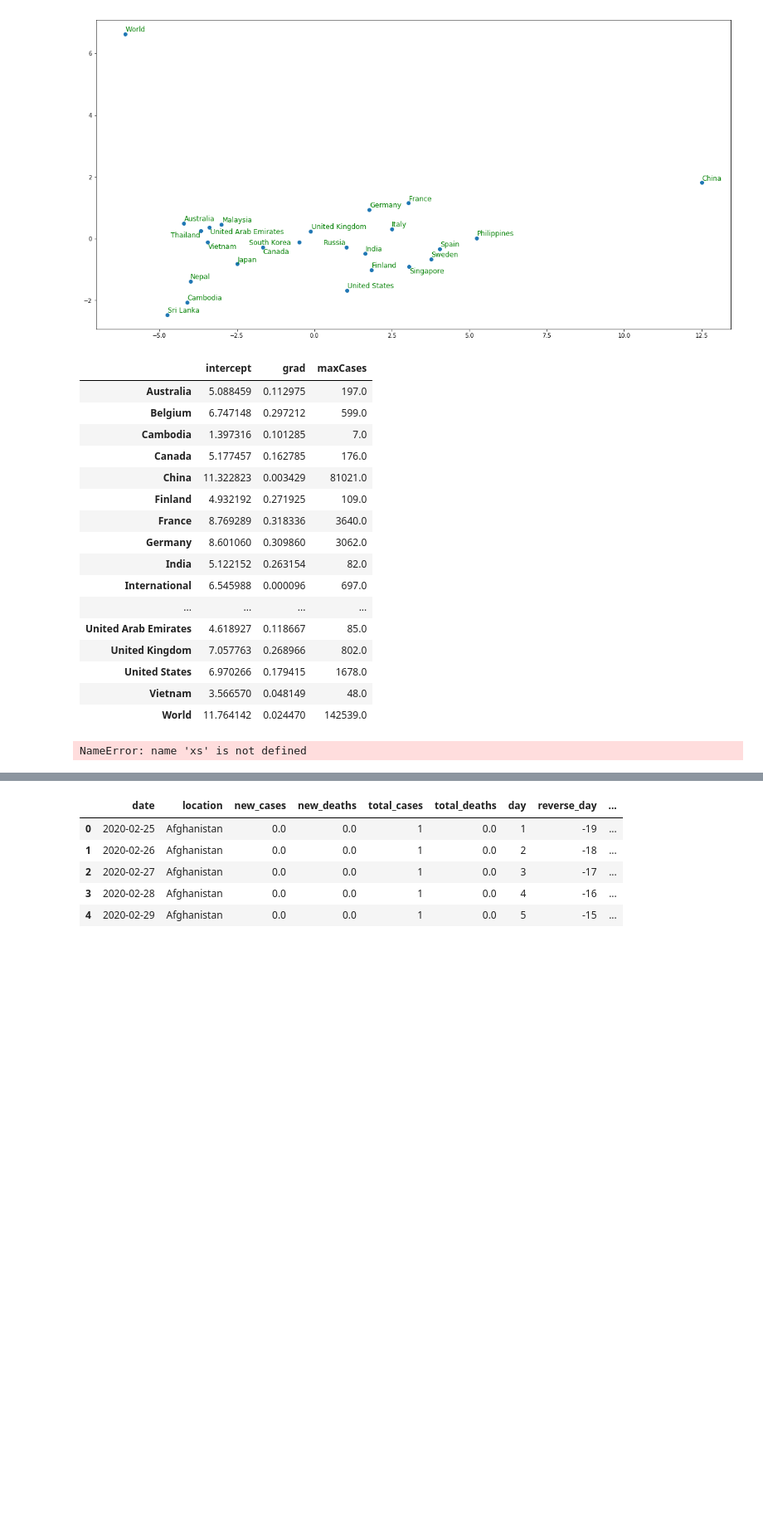
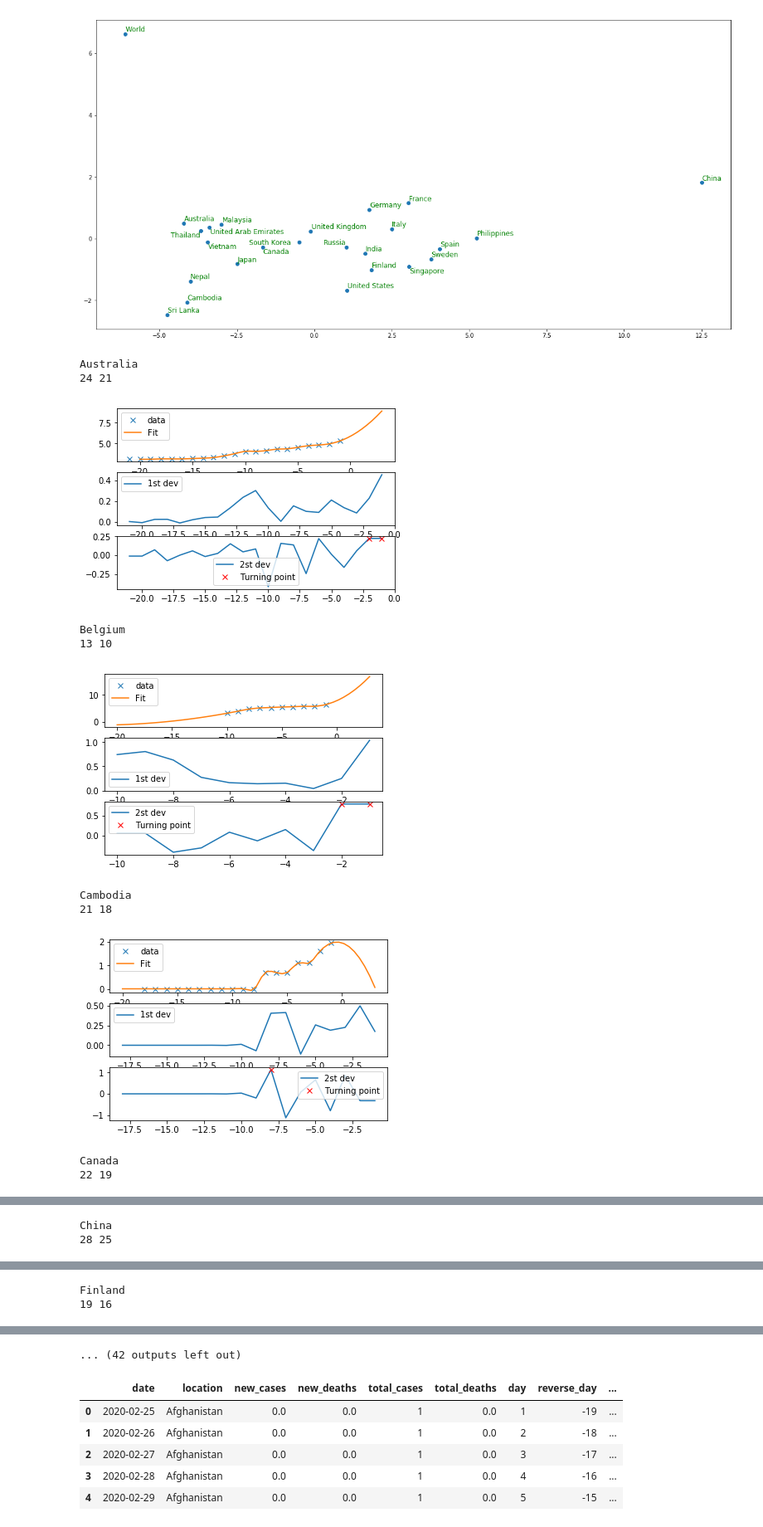
Before and after one commit to rishemjit/COVID_analysis, a Jupyter notebook: Regression_analysis.ipynb, the cells around one changed output, grey strips where cells are left out. Shown at 83% size. Drawn from its saved outputs; the diff is of its cells as text; code cells hidden in the pictures; blank space fills up the shorter version.

```diff
--- a/Regression_analysis.ipynb
+++ b/Regression_analysis.ipynb
@@ -451,27 +461,52 @@ adjust_text(textall)
 plt.show()
 # %% [output]
 [figure]
-# %%
-reg_df
-# %% [output]
-|  | intercept | grad | maxCases |
-| Australia | 5.088459 | 0.112975 | 197.0 |
-| Belgium | 6.747148 | 0.297212 | 599.0 |
-| Cambodia | 1.397316 | 0.101285 | 7.0 |
-| Canada | 5.177457 | 0.162785 | 176.0 |
-| China | 11.322823 | 0.003429 | 81021.0 |
-| Finland | 4.932192 | 0.271925 | 109.0 |
-| France | 8.769289 | 0.318336 | 3640.0 |
-| Germany | 8.601060 | 0.309860 | 3062.0 |
-| India | 5.122152 | 0.263154 | 82.0 |
-| International | 6.545988 | 0.000096 | 697.0 |
-| ... | ... | ... | ... |
-| United Arab Emirates | 4.618927 | 0.118667 | 85.0 |
-| United Kingdom | 7.057763 | 0.268966 | 802.0 |
-| United States | 6.970266 | 0.179415 | 1678.0 |
-| Vietnam | 3.566570 | 0.048149 | 48.0 |
-| World | 11.764142 | 0.024470 | 142539.0 |
-# %%
-xs
-# %% [output]
-NameError: name 'xs' is not defined
+# %%
+
+
+def spline_inter(country):
+
+    x = np.array(dCVsub_country[country]['reverse_day']).reshape(-1,1)[:,0]
+    y = np.array(dCVsub_country[country]['log_total_cases']).reshape(-1,1)[:,0]
+
+    tck = interpolate.splrep(x, y, k=2, s=0)
+    print(len(tck[1]), len(x))
+
+
+    xnew = np.linspace(-20, 3)
+    fig, axes = plt.subplots(3)
+
+    axes[0].plot(x, y, 'x', label = 'data')
+    axes[0].plot(xnew, interpolate.splev(xnew, tck, der=0), label = 'Fit')
+    axes[1].plot(x, interpolate.splev(x, tck, der=1), label = '1st dev')
+    dev_2 = interpolate.splev(x, tck, der=2)
+    axes[2].plot(x, dev_2, label = '2st dev')
+
+    turning_point_mask = dev_2 == np.amax(dev_2)
+    axes[2].plot(x[turning_point_mask], dev_2[turning_point_mask],'rx',
+                 label = 'Turning point')
+    for ax in axes:
+        ax.legend(loc = 'best')
+
+    plt.show()
+# %%
+reg_df = pd.DataFrame(columns=['intercept', 'grad', 'maxCases'])
+
+for country, data in dCVsub_country.items():
+    #print(country, len(data))
+    if len(data)>0:
+        print(country)
+        spline_inter(country)
+        #reg_df.loc[country] = [intercept, gradient,max(data['total_cases'])]
+# %% [output]
+Australia
+24 21
+[figure, added]
+Belgium
+13 10
+[figure, added]
+Cambodia
+21 18
+[figure, added]
+Canada
+22 19
@@ -477,0 +514,2 @@ NameError: name 'xs' is not defined
+China
+28 25
@@ -477,0 +517,2 @@ NameError: name 'xs' is not defined
+Finland
+19 16
@@ -478,3 +520,4 @@ NameError: name 'xs' is not defined
+... (42 outputs left out)
 # %%
 dCV_complete = pd.DataFrame()
 
```
Also changed, not shown: parts of 4 cells of this notebook.
